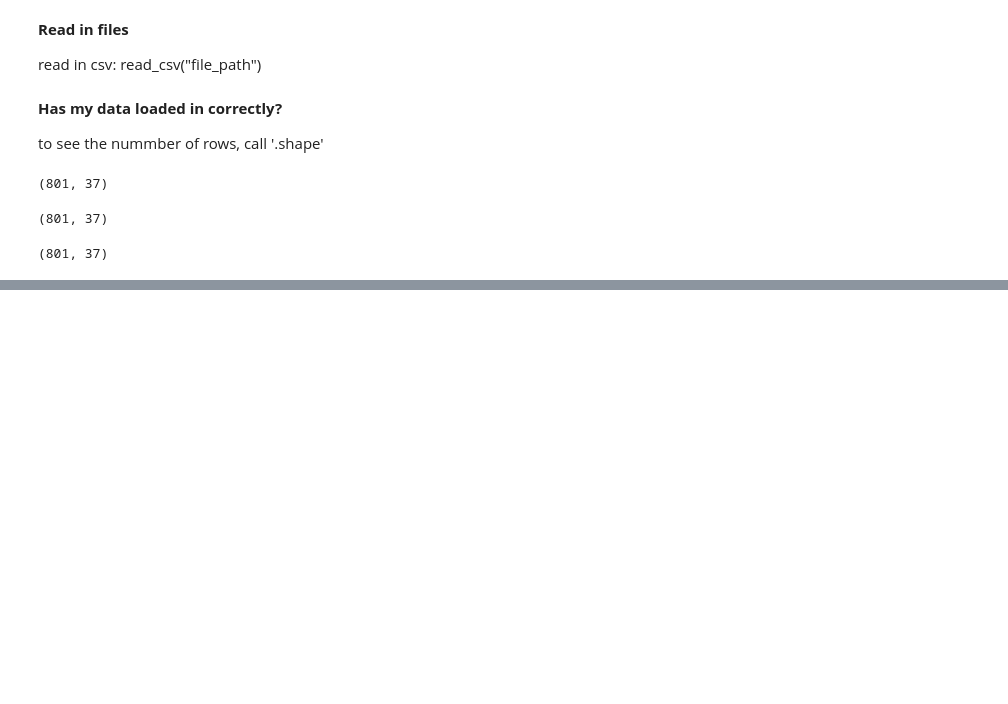
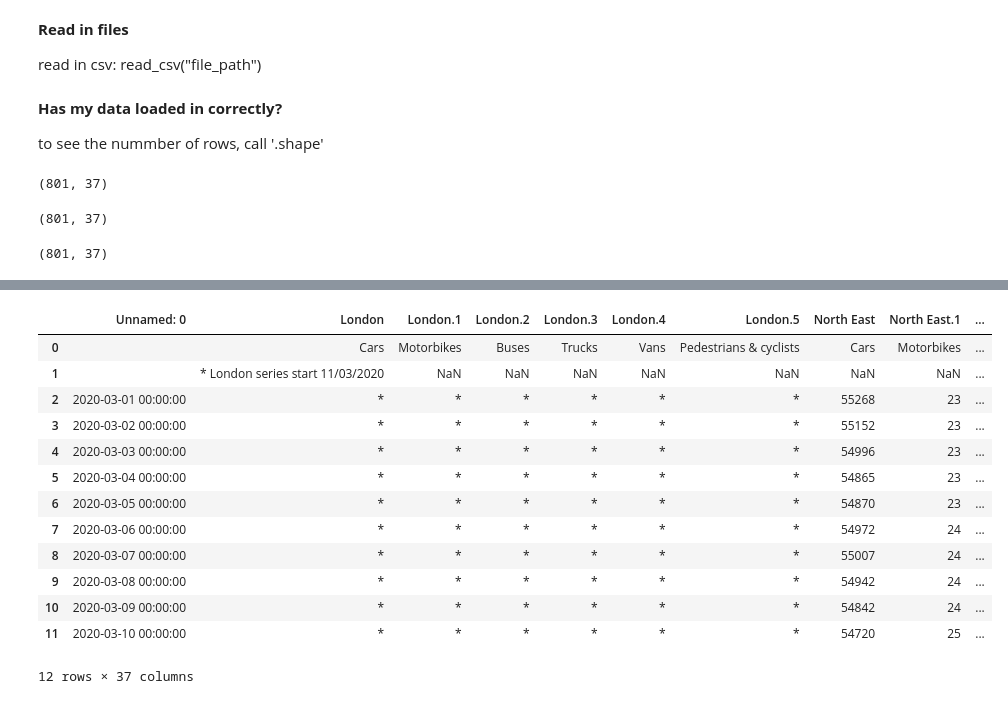
Before and after one commit to ravsheerRSA/Python_Training, a Jupyter notebook: Python_training_1.ipynb, the cells around one changed output, grey strips where cells are left out. Saved outputs shown, nothing was run; the diff lists cells and outputs as text; code cells hidden in the pictures; blank space fills up the shorter version.

```diff
--- a/Python_training_1.ipynb
+++ b/Python_training_1.ipynb
@@ -33,0 +70,17 @@ df_trend.shape # rows x columns of seasonality data
+# %%
+df_trend.head(12)
+# %% [output]
+|  | Unnamed: 0 | London | London.1 | London.2 | London.3 | London.4 | London.5 | North East | North East.1 | ... |
+| 0 |  | Cars | Motorbikes | Buses | Trucks | Vans | Pedestrians & cyclists | Cars | Motorbikes | ... |
+| 1 |  | * London series start 11/03/2020 | NaN | NaN | NaN | NaN | NaN | NaN | NaN | ... |
+| 2 | 2020-03-01 00:00:00 | * | * | * | * | * | * | 55268 | 23 | ... |
+| 3 | 2020-03-02 00:00:00 | * | * | * | * | * | * | 55152 | 23 | ... |
+| 4 | 2020-03-03 00:00:00 | * | * | * | * | * | * | 54996 | 23 | ... |
+| 5 | 2020-03-04 00:00:00 | * | * | * | * | * | * | 54865 | 23 | ... |
+| 6 | 2020-03-05 00:00:00 | * | * | * | * | * | * | 54870 | 23 | ... |
+| 7 | 2020-03-06 00:00:00 | * | * | * | * | * | * | 54972 | 24 | ... |
+| 8 | 2020-03-07 00:00:00 | * | * | * | * | * | * | 55007 | 24 | ... |
+| 9 | 2020-03-08 00:00:00 | * | * | * | * | * | * | 54942 | 24 | ... |
+| 10 | 2020-03-09 00:00:00 | * | * | * | * | * | * | 54842 | 24 | ... |
+| 11 | 2020-03-10 00:00:00 | * | * | * | * | * | * | 54720 | 25 | ... |
+12 rows × 37 columns
```
Also changed, not shown: parts of 12 cells of this notebook.
